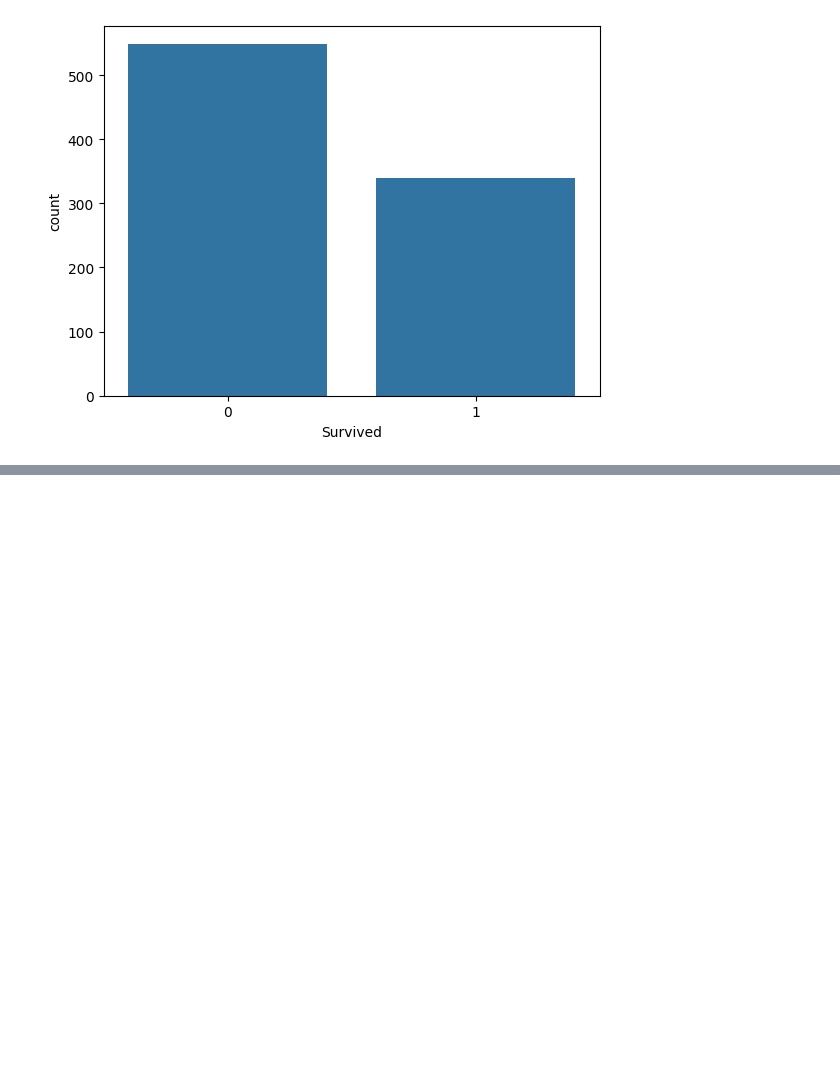
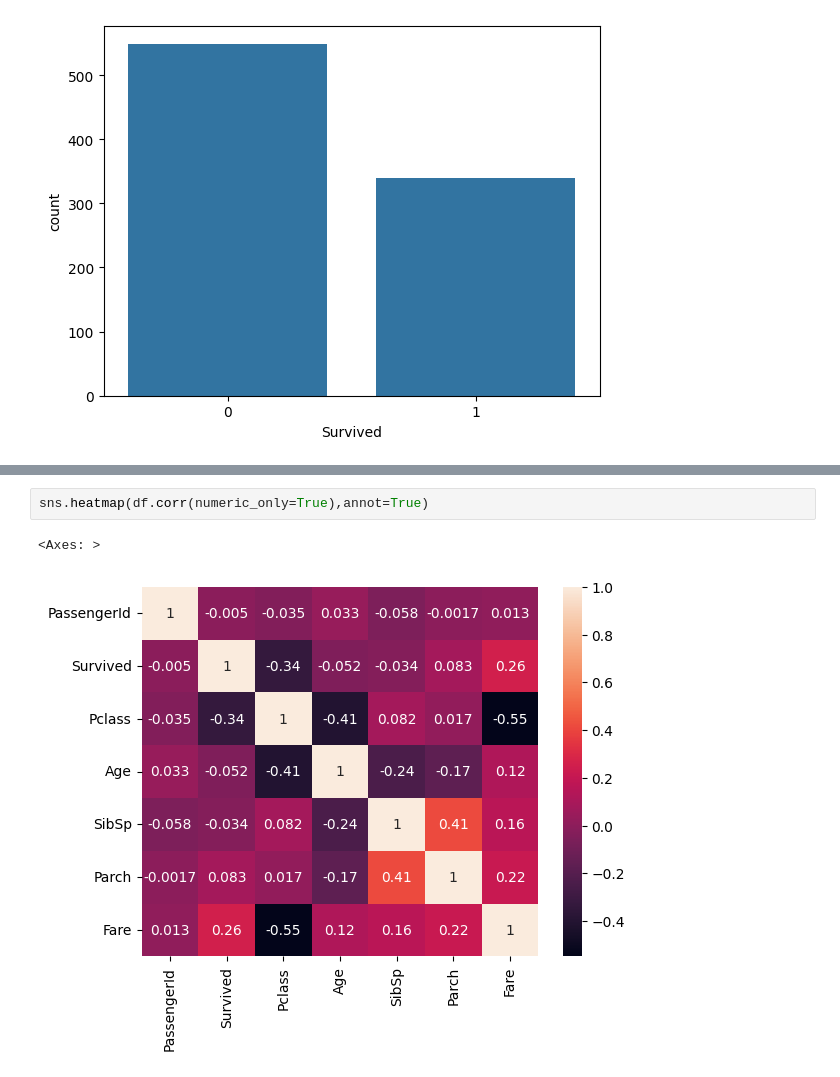
Before and after one commit to ashmi721/Data_Science_Class, a Jupyter notebook: Machine Learning/Supervised/Classification/DecisionTree_classifier.ipynb, the cells around one changed output, grey strips where cells are left out. Saved outputs shown, nothing was run; the diff lists cells and outputs as text; blank space fills up the shorter version.

Commit message:
to plot the heatmap to check the input feature are correlated or not the target variable

```diff
--- a/Machine Learning/Supervised/Classification/DecisionTree_classifier.ipynb
+++ b/Machine Learning/Supervised/Classification/DecisionTree_classifier.ipynb
@@ -179,0 +185,5 @@ plt.pie(x = s.values,labels=s.index,autopct='%.2f%%')
+# %%
+sns.heatmap(df.corr(numeric_only=True),annot=True)
+# %% [output]
+<Axes: >
+[figure, added]
```
Also changed, not shown: parts of 2 cells of this notebook.
